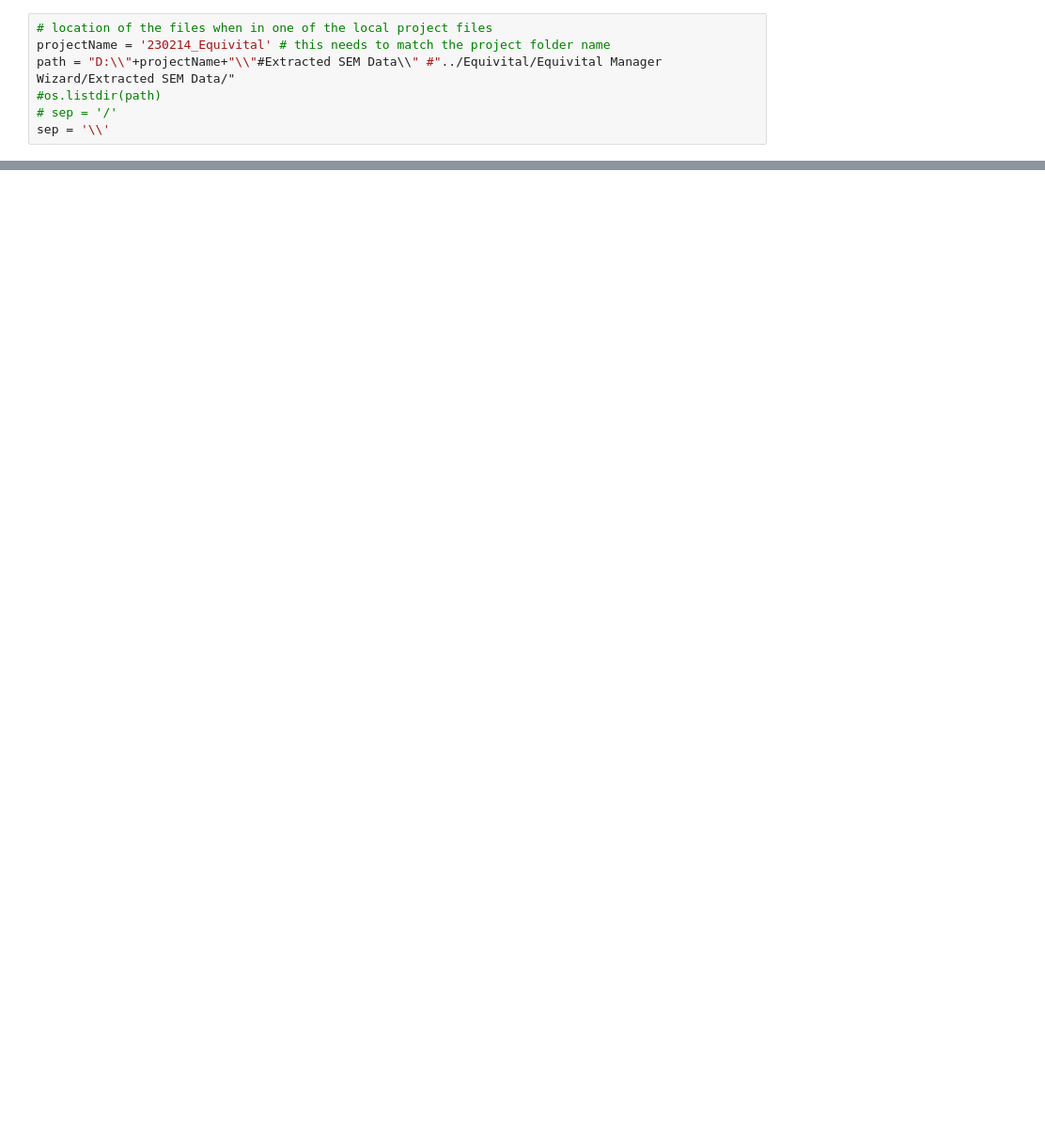
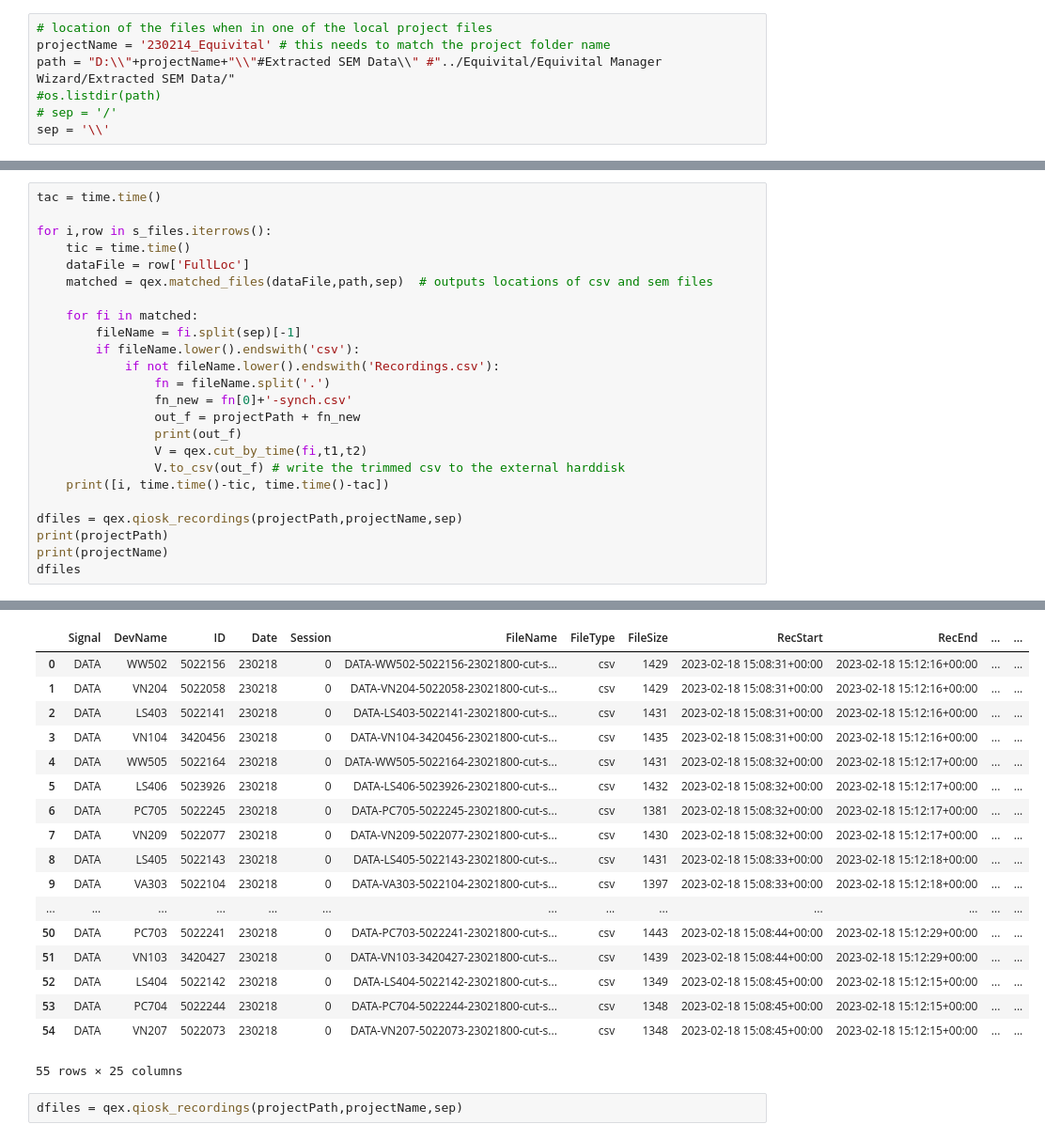
Before and after one commit to finn42/qiosk_processing, a Jupyter notebook: Snipping_cutfiles.ipynb, the cells around one changed output, grey strips where cells are left out. Shown: that part at 94% size. Saved outputs shown, nothing was run; the diff lists cells and outputs as text; blank space fills up the shorter version.

```diff
--- a/Snipping_cutfiles.ipynb
+++ b/Snipping_cutfiles.ipynb
@@ -49,0 +199,25 @@ df_datafiles
+# %%
+tac = time.time()
+
+for i,row in s_files.iterrows():
+    tic = time.time()
+    dataFile = row['FullLoc']
+    matched = qex.matched_files(dataFile,path,sep)  # outputs locations of csv and sem files
+
+    for fi in matched:
+        fileName = fi.split(sep)[-1]
+        if fileName.lower().endswith('csv'):
+            if not fileName.lower().endswith('Recordings.csv'):
+                fn = fileName.split('.')
+                fn_new = fn[0]+'-synch.csv'
+                out_f = projectPath + fn_new
+                print(out_f)
+                V = qex.cut_by_time(fi,t1,t2)
+                V.to_csv(out_f) # write the trimmed csv to the external harddisk
+    print([i, time.time()-tic, time.time()-tac])
+
+dfiles = qex.qiosk_recordings(projectPath,projectName,sep)
+print(projectPath)
+print(projectName)
+dfiles
+# %% [output]
@@ -49,0 +241,20 @@ df_datafiles
+|  | Signal | DevName | ID | Date | Session | FileName | FileType | FileSize | RecStart | RecEnd | ... | ... |
+| 0 | DATA | WW502 | 5022156 | 230218 | 0 | DATA-WW502-5022156-23021800-cut-s... | csv | 1429 | 2023-02-18 15:08:31+00:00 | 2023-02-18 15:12:16+00:00 | ... | ... |
+| 1 | DATA | VN204 | 5022058 | 230218 | 0 | DATA-VN204-5022058-23021800-cut-s... | csv | 1429 | 2023-02-18 15:08:31+00:00 | 2023-02-18 15:12:16+00:00 | ... | ... |
+| 2 | DATA | LS403 | 5022141 | 230218 | 0 | DATA-LS403-5022141-23021800-cut-s... | csv | 1431 | 2023-02-18 15:08:31+00:00 | 2023-02-18 15:12:16+00:00 | ... | ... |
+| 3 | DATA | VN104 | 3420456 | 230218 | 0 | DATA-VN104-3420456-23021800-cut-s... | csv | 1435 | 2023-02-18 15:08:31+00:00 | 2023-02-18 15:12:16+00:00 | ... | ... |
+| 4 | DATA | WW505 | 5022164 | 230218 | 0 | DATA-WW505-5022164-23021800-cut-s... | csv | 1431 | 2023-02-18 15:08:32+00:00 | 2023-02-18 15:12:17+00:00 | ... | ... |
+| 5 | DATA | LS406 | 5023926 | 230218 | 0 | DATA-LS406-5023926-23021800-cut-s... | csv | 1432 | 2023-02-18 15:08:32+00:00 | 2023-02-18 15:12:17+00:00 | ... | ... |
+| 6 | DATA | PC705 | 5022245 | 230218 | 0 | DATA-PC705-5022245-23021800-cut-s... | csv | 1381 | 2023-02-18 15:08:32+00:00 | 2023-02-18 15:12:17+00:00 | ... | ... |
+| 7 | DATA | VN209 | 5022077 | 230218 | 0 | DATA-VN209-5022077-23021800-cut-s... | csv | 1430 | 2023-02-18 15:08:32+00:00 | 2023-02-18 15:12:17+00:00 | ... | ... |
+| 8 | DATA | LS405 | 5022143 | 230218 | 0 | DATA-LS405-5022143-23021800-cut-s... | csv | 1431 | 2023-02-18 15:08:33+00:00 | 2023-02-18 15:12:18+00:00 | ... | ... |
+| 9 | DATA | VA303 | 5022104 | 230218 | 0 | DATA-VA303-5022104-23021800-cut-s... | csv | 1397 | 2023-02-18 15:08:33+00:00 | 2023-02-18 15:12:18+00:00 | ... | ... |
+| ... | ... | ... | ... | ... | ... | ... | ... | ... | ... | ... | ... | ... |
+| 50 | DATA | PC703 | 5022241 | 230218 | 0 | DATA-PC703-5022241-23021800-cut-s... | csv | 1443 | 2023-02-18 15:08:44+00:00 | 2023-02-18 15:12:29+00:00 | ... | ... |
+| 51 | DATA | VN103 | 3420427 | 230218 | 0 | DATA-VN103-3420427-23021800-cut-s... | csv | 1439 | 2023-02-18 15:08:44+00:00 | 2023-02-18 15:12:29+00:00 | ... | ... |
+| 52 | DATA | LS404 | 5022142 | 230218 | 0 | DATA-LS404-5022142-23021800-cut-s... | csv | 1349 | 2023-02-18 15:08:45+00:00 | 2023-02-18 15:12:15+00:00 | ... | ... |
+| 53 | DATA | PC704 | 5022244 | 230218 | 0 | DATA-PC704-5022244-23021800-cut-s... | csv | 1348 | 2023-02-18 15:08:45+00:00 | 2023-02-18 15:12:15+00:00 | ... | ... |
+| 54 | DATA | VN207 | 5022073 | 230218 | 0 | DATA-VN207-5022073-23021800-cut-s... | csv | 1348 | 2023-02-18 15:08:45+00:00 | 2023-02-18 15:12:15+00:00 | ... | ... |
+55 rows × 25 columns
+# %%
+dfiles = qex.qiosk_recordings(projectPath,projectName,sep)
```
Also changed, not shown: parts of 13 cells of this notebook, 6 other files.
